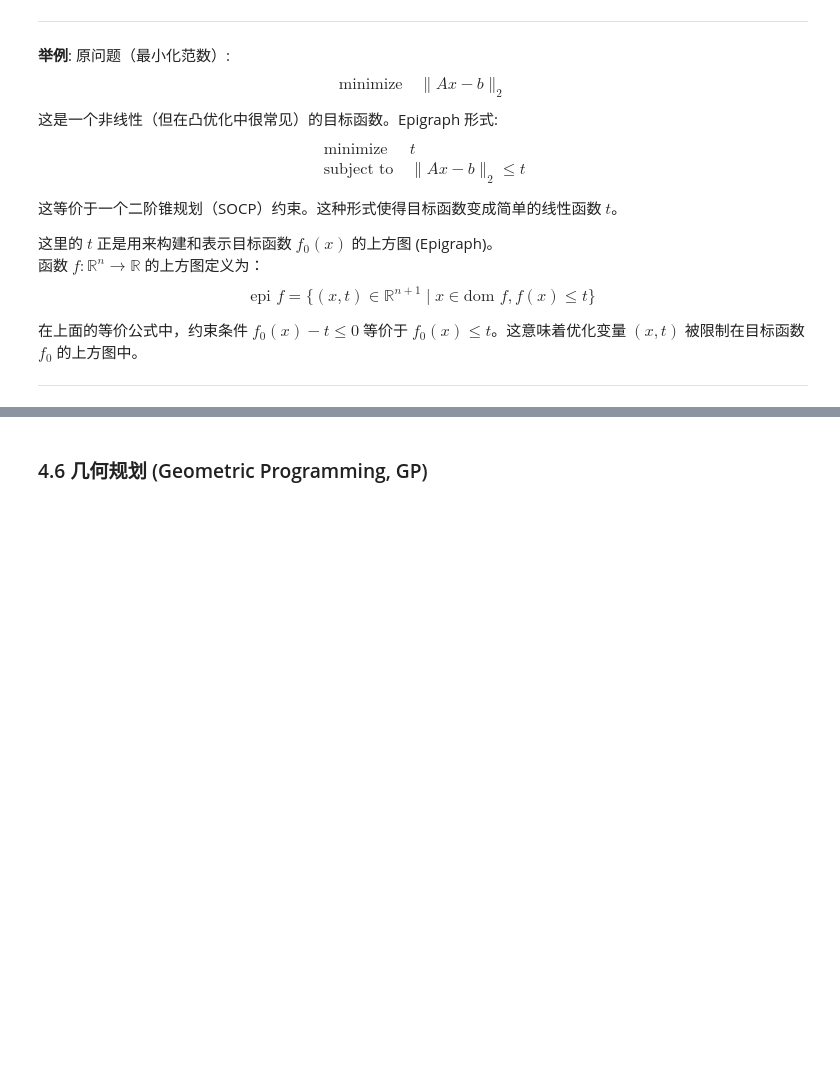
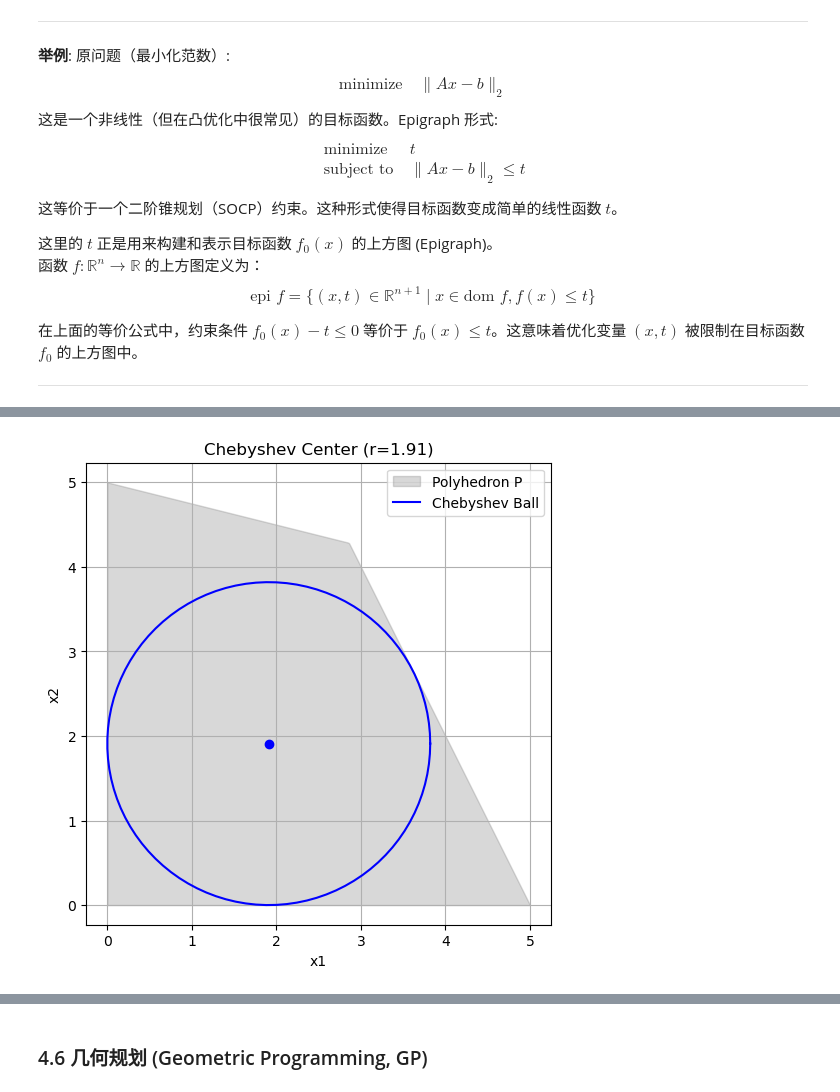
Before and after one commit to mengxinzhao/ml_learning_note, a Jupyter notebook: math/convex_optimization/lecture_5_8.ipynb, the cells around one changed output, grey strips where cells are left out. Saved outputs shown, nothing was run; the diff lists cells and outputs as text; code cells hidden in the pictures; blank space fills up the shorter version.

```diff
--- a/math/convex_optimization/lecture_5_8.ipynb
+++ b/math/convex_optimization/lecture_5_8.ipynb
@@ -587,0 +838,84 @@ $$\begin{aligned}
+# %%
+import cvxpy as cp
+import numpy as np
+import matplotlib.pyplot as plt
+
+# --- 1. Define the polyhedron P = {x | Ax <= b} ---
+# Define a simple closed polygon (e.g., an irregular quadrilateral)
+# Each row of A is a_i^T
+A = np.array([
+    [ 2,  1],  #  2x +  y <= 10
+    [ 1,  4],  #   x + 4y <= 20
+    [-1,  0],  #  -x      <= 0  (i.e., x >= 0)
+    [ 0, -1]   #      -y  <= 0  (i.e., y >= 0)
+])
+b = np.array([10, 20, 0, 0])
+
+m, n = A.shape
+
+# --- 2. Model and solve with CVXPY ---
+# Variables: center xc (n-vector) and radius r (scalar)
+r = cp.Variable(name="radius")
+xc = cp.Variable(n, name="center")
+
+# Objective: maximize radius r
+objective = cp.Maximize(r)
+
+# Constraints: a_i^T xc + r * ||a_i||_2 <= b_i
+constraints = []
+for i in range(m):
+    # np.linalg.norm computes the L2 norm ||a_i||_2
+    constraints.append(A[i] @ xc + r * np.linalg.norm(A[i]) <= b[i])
+
+# Implicit constraint r >= 0
+constraints.append(r >= 0)
+
+# Solve
+prob = cp.Problem(objective, constraints)
+prob.solve()
+
+# --- 3. Print results ---
+print(f"Maximum radius r: {r.value:.4f}")
+print(f"Optimal center xc: {xc.value}")
+
+# --- 4. Visualization (2D only) ---
+# Plot polyhedron boundary
+x_vals = np.linspace(-1, 6, 400)
+# Boundary lines from constraints: a*x + b*y = c  =>  y = (c - a*x) / b
+y1 = (10 - 2*x_vals) / 1
+y2 = (20 - 1*x_vals) / 4
+y3 = np.zeros_like(x_vals)  # boundary for x >= 0 is the y-axis; we visualize via the filled region
+y4 = np.zeros_like(x_vals)  # boundary for y >= 0 is the x-axis
+
+plt.figure(figsize=(6, 6))
+
+# Fill the feasible polyhedron region (simple visualization; a robust method would compute vertices)
+y_min = np.maximum(0, 0)  # y >= 0
+y_max = np.minimum(y1, y2)  # upper constraints
+plt.fill_between(
+    x_vals,
+    y_min,
+    y_max,
+    where=(x_vals >= 0) & (y_max >= y_min),
+    color='gray',
+    alpha=0.3,
+    label='Polyhedron P',
+)
+
+# Plot the Chebyshev ball (circle)
+theta = np.linspace(0, 2 * np.pi, 100)
+circle_x = xc.value[0] + r.value * np.cos(theta)
+circle_y = xc.value[1] + r.value * np.sin(theta)
+plt.plot(circle_x, circle_y, 'b-', label='Chebyshev Ball')
+plt.plot(xc.value[0], xc.value[1], 'bo')  # center
+
+plt.xlim(-1, 6)
+plt.ylim(-1, 6)
+plt.xlabel('x1')
+plt.ylabel('x2')
+plt.legend()
+plt.title(f'Chebyshev Center (r={r.value:.2f})')
+plt.grid(True)
+plt.axis('equal')  # ensure the circle looks like a circle
+plt.show()
+# %% [output]
@@ -588,2 +924,3 @@ $$\begin{aligned}
+[figure, added]
 # %% [markdown]
 ### 4.5 二次规划 (Quadratic Programming, QP)
```
Also changed, not shown: parts of 9 cells of this notebook, 2 other files.
